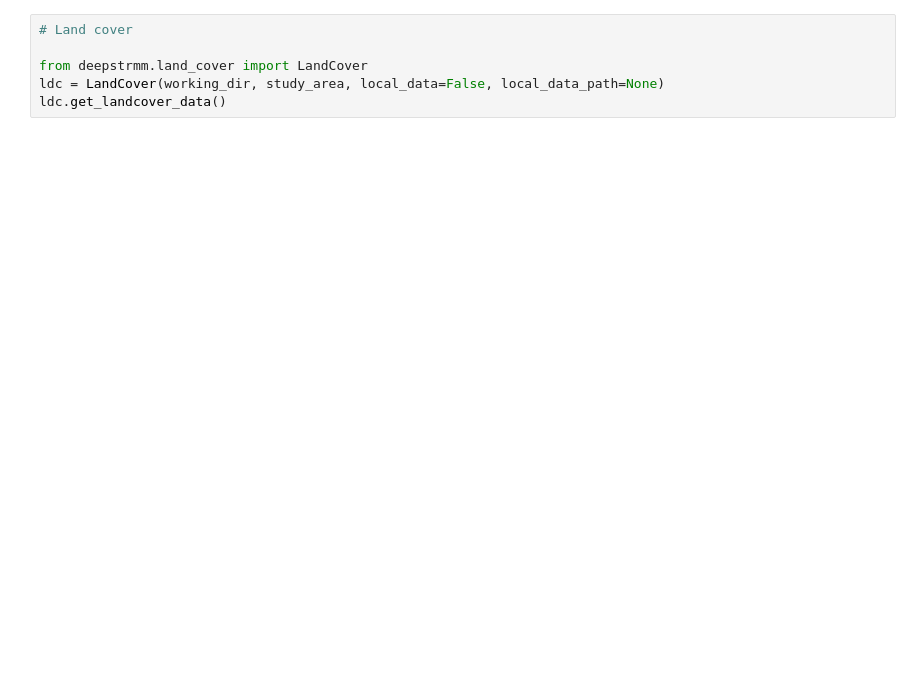
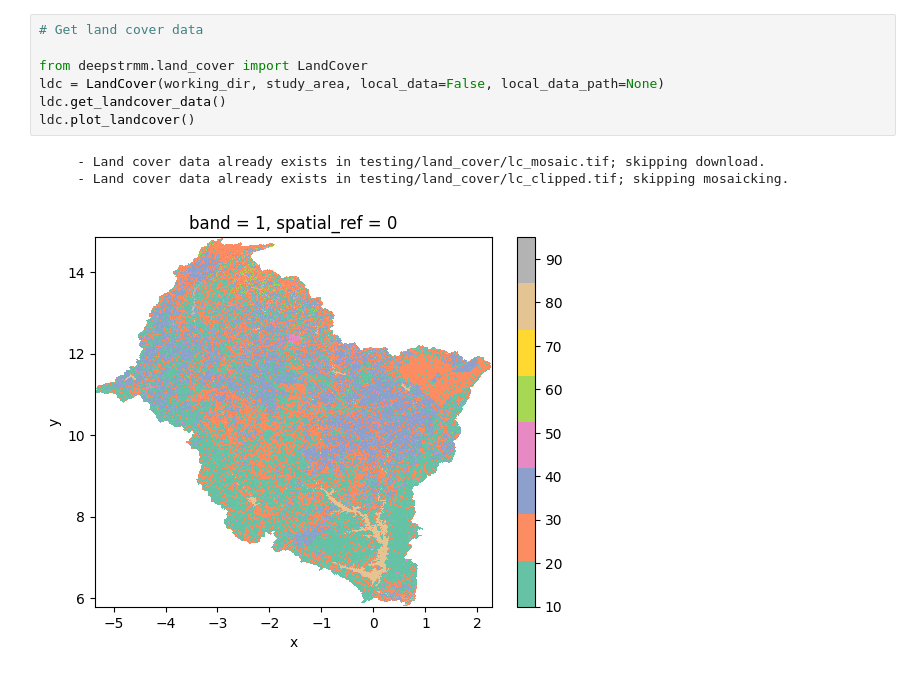
Before and after one commit to confidence-duku/bakaano-hydro, a Jupyter notebook: deepstrmm_tutorial.ipynb, the cells around one changed output. Drawn from its saved outputs; the diff is of its cells as text; blank space fills up the shorter version.

```diff
--- a/deepstrmm_tutorial.ipynb
+++ b/deepstrmm_tutorial.ipynb
@@ -37,7 +30,12 @@ dd.get_dem_data()
 # %%
-# Land cover
+# Get land cover data
 
 from deepstrmm.land_cover import LandCover
 ldc = LandCover(working_dir, study_area, local_data=False, local_data_path=None)
 ldc.get_landcover_data()
+ldc.plot_landcover()
+# %% [output]
+     - Land cover data already exists in testing/land_cover/lc_mosaic.tif; skipping download.
+     - Land cover data already exists in testing/land_cover/lc_clipped.tif; skipping mosaicking.
+[figure, added]
 # %%
```
Also changed, not shown: parts of 17 cells of this notebook, 18 other files.
